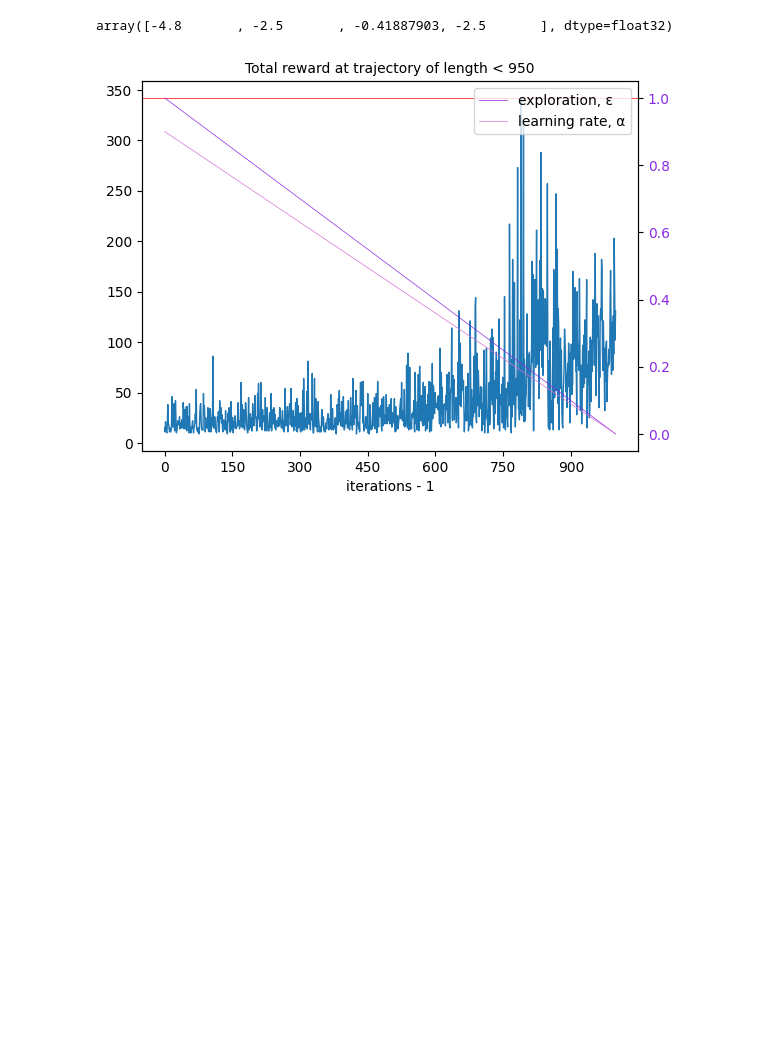
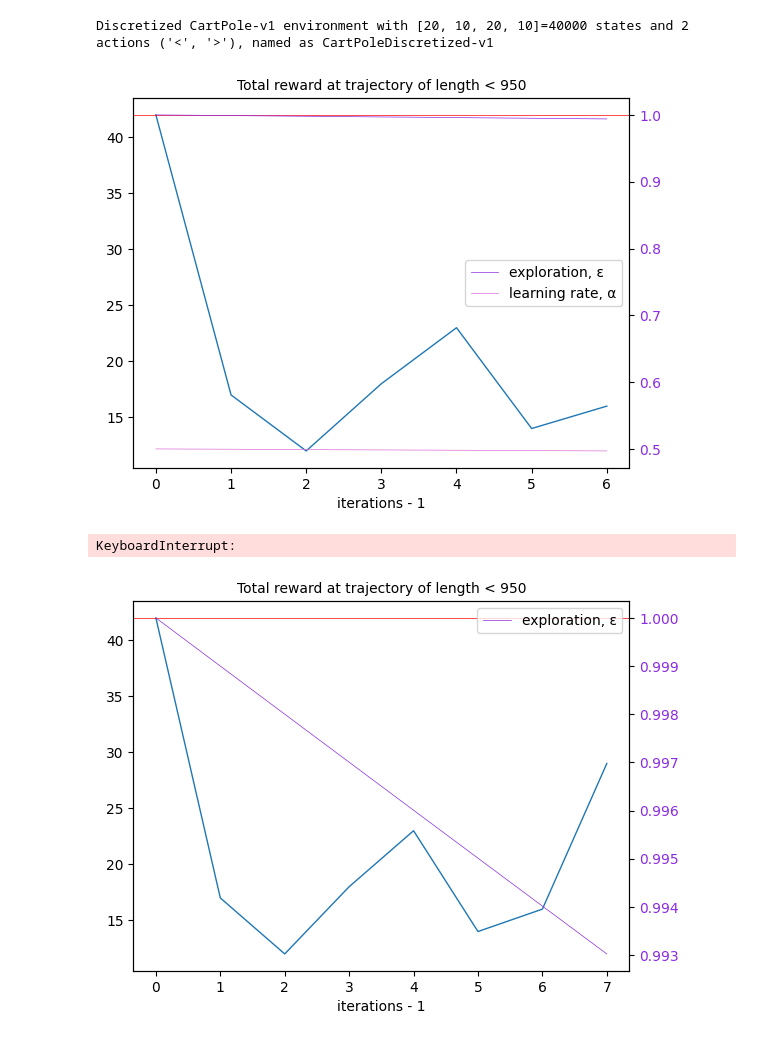
Before and after one commit to Axik0/DRL, a Jupyter notebook: DRL4(CartPole-v1).ipynb, the cells around one changed output. Cells and saved outputs as stored; diff of their text form; code cells hidden in the pictures; blank space fills up the shorter version.

Commit message:
Q, MC and DRL work for CartPole, new CSRandomAgent subclass for continuous environment

```diff
--- a/DRL4(CartPole-v1).ipynb
+++ b/DRL4(CartPole-v1).ipynb
@@ -15,12 +15,11 @@ FP = './animations'
 # %%
 from aux_func import *
 # %%
+from types import SimpleNamespace
+from functools import wraps
 class CartPoleDiscretized:
     """overrides most of that *** **** ****,
         NB! not everything"""
-    from types import SimpleNamespace
-    from functools import wraps
-
     def discrete(method):
         """overwrites method's output state (considered to be the first element output in returned tuple)"""
         def inner(*args, **kwargs):
@@ -28,24 +27,24 @@ class CartPoleDiscretized:
             return list([args[0].encode(results[0]), *results[1:]])
         return inner
 
-    def __init__(self, aid_to_str=ACTIONS_STR, discr_cfg=(10, 10, 10, 10), inf_cap=2.5):
+    def __init__(self, discr_cfg=(10, 20, 10, 20), inf_cap=(None, 5, None, 6)):
         self.e = gym.make("CartPole-v1", render_mode="rgb_array")
         self.aid_to_str = ACTIONS_STR = ('<','>') # for policy visualization
 
         # i do hate gym environment interface for this particular thing
         self.action_space = SimpleNamespace(n=self.e.action_space.n)
         self.unwrapped = SimpleNamespace(spec=SimpleNamespace(id='CartPoleDiscretized-v1'))
-        self.n_states = np.prod(discr_cfg)
+        self.observation_space = SimpleNamespace(n=np.prod(discr_cfg))
+
+        self.n_states = self.observation_space.n
         self.n_actions = self.action_space.n
-        self.observation_space = SimpleNamespace(n=self.n_states)
-
         self.sd = self.e.observation_space.shape[0]
         self.ul = self.e.observation_space.high
         self.ll = self.e.observation_space.low
         if inf_cap:
-            self.ul[1] = self.ul[3] = inf_cap
-            self.ll[1] = self.ll[3] = -inf_cap
-
+            for d in range(self.sd):
+                self.ul[d] = inf_cap[d] if inf_cap[d] else self.ul[d]
+                self.ll[d] = -inf_cap[d] if inf_cap[d] else self.ll[d]
         self.b_eds, self.b_dims = self.get_bins(discr_cfg)
 
     def __repr__(self):
@@ -57,7 +56,7 @@ class CartPoleDiscretized:
         for i, b in enumerate(config):
             if isinstance(b, (int, np.integer)):
                 bin_sizes.append(b)
-                bin_edges.append(np.linspace(self.ll[i]/2, self.ul[i]/2, num=b-1)) # has to be 1 less cause we have n_edges=n_bins+1
+                bin_edges.append(np.linspace(self.ll[i]/2, self.ul[i]/2, num=b-1)) # has to be 1 less cause we have n_edges=n_bins-1
             else:
                 bin_sizes.append(len(b))
                 bin_edges.append(b)
@@ -79,10 +78,10 @@ class CartPoleDiscretized:
     def step(self, action):
         return self.e.step(action)
 # %%
-ENV = CartPoleDiscretized(discr_cfg=(20, 10, 10, 20), inf_cap=2.5)
-ENV.ll
+ENVD = CartPoleDiscretized(discr_cfg=(20, 10, 20, 10), inf_cap=(None, 4, None, 5))
+ENVD
 # %% [output]
-array([-4.8       , -2.5       , -0.41887903, -2.5       ], dtype=float32)
+Discretized CartPole-v1 environment with [20, 10, 20, 10]=40000 states and 2 actions ('<', '>'), named as CartPoleDiscretized-v1
 # %%
 class ModelFreeAgent(RandAgent):
     """Model-free agent == R, TP functions of ENV aren't provided and aren't (explicitly?) approximated"""
@@ -223,10 +222,14 @@ class MonteCarloAgent(ModelFreeAgent):
                 dh.update(plt.gcf())
                 plt.close() # because plt.clf() is spurious
 # %%
-sarsa = SARSAAgent(env=ENV, aid_to_str=ENV.aid_to_str)
-ann_sarsa_a = LinearAR(start=0.9)
-ann_sarsa_e = None
-# ann_sarsa_e = ExponentialAR(la=1e-2)
-sarsa.fit(n_trajectories=1000, max_length=950, alpha_d=ann_sarsa_a, eps_d=ann_sarsa_e, gamma=0.999, verbose=True)
+sarsa = SARSAAgent(env=ENVD, aid_to_str=ENVD.aid_to_str)
+ann_sarsa_a = LinearAR(start=0.5)
+# ann_sarsa_a = SigmoidalAR(al=1e-1, start=0.6)
+# ann_sarsa_e = None
+ann_sarsa_e = ExponentialAR(la=1e-3)
+# ann_sarsa_e = SigmoidalAR(al=1e-2)
+sarsa.fit(n_trajectories=1000, max_length=950, alpha_d=ann_sarsa_a, eps_d=ann_sarsa_e, gamma=0.9999, verbose=True)
 # %% [output]
-[figure, old version]
+[figure, new version]
+KeyboardInterrupt:
+[figure, added]
```
Also changed, not shown: parts of 5 cells of this notebook, 2 other files.
